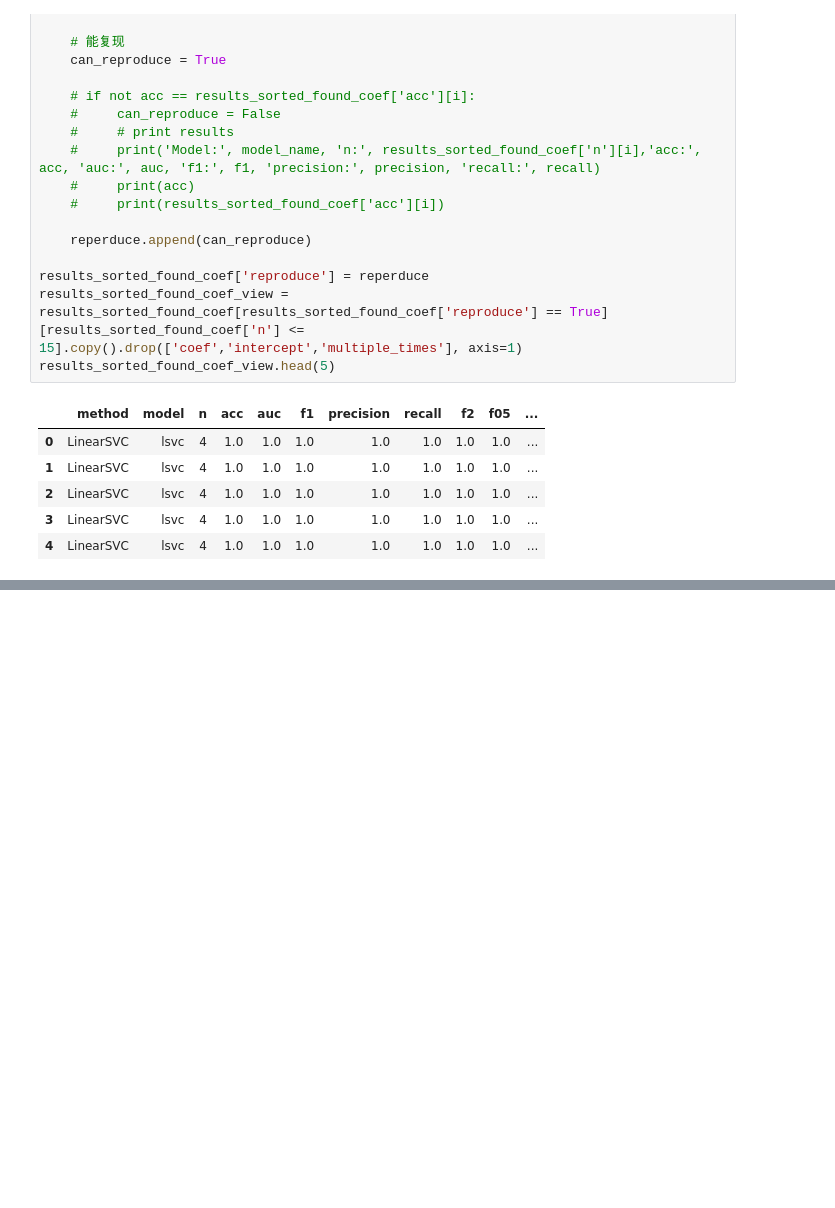
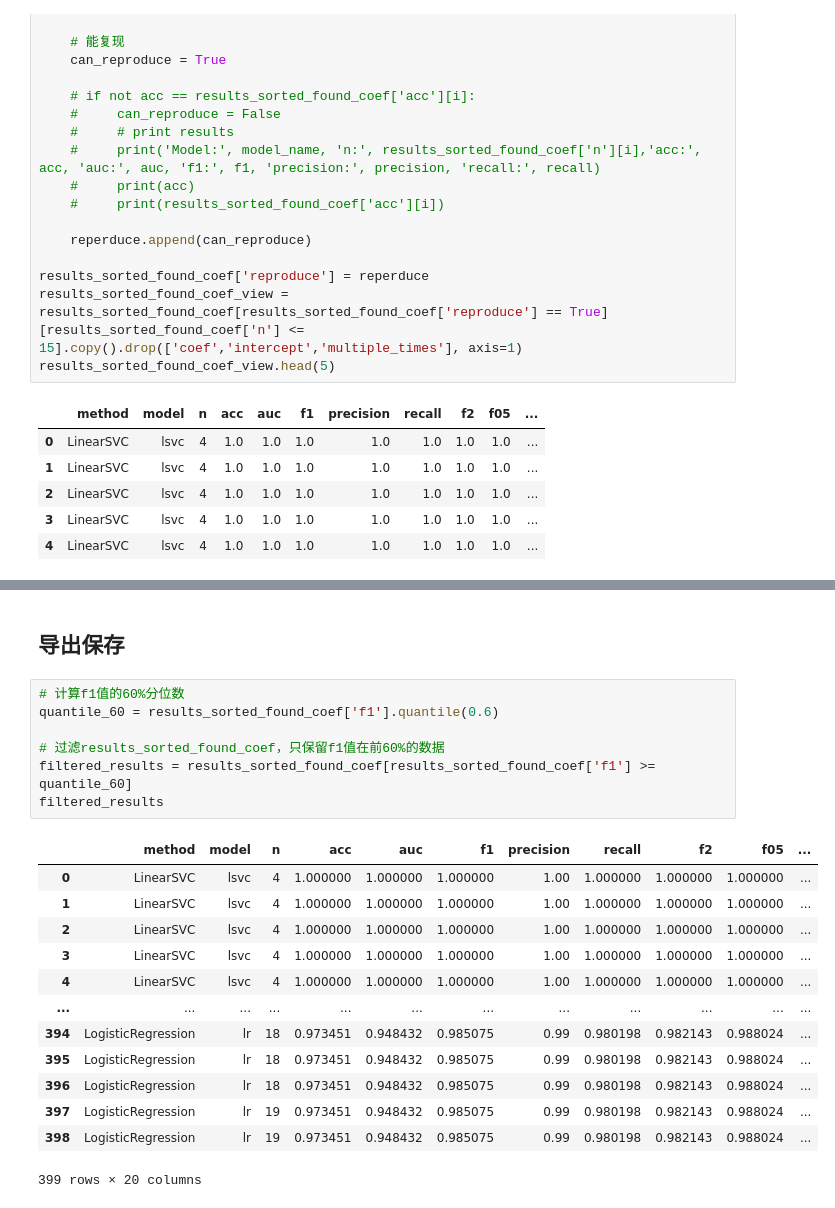
Before and after one commit to yeouyang326/digital-encoding-of-miRNA, a Jupyter notebook: tcga.ipynb, the cells around one changed output, grey strips where cells are left out. Saved outputs shown, nothing was run; the diff lists cells and outputs as text; blank space fills up the shorter version.

```diff
--- a/tcga.ipynb
+++ b/tcga.ipynb
@@ -644,0 +646,23 @@ for i, method in enumerate(methods):
+# %% [markdown]
+## 导出保存
+# %%
+# 计算f1值的60%分位数
+quantile_60 = results_sorted_found_coef['f1'].quantile(0.6)
+
+# 过滤results_sorted_found_coef，只保留f1值在前60%的数据
+filtered_results = results_sorted_found_coef[results_sorted_found_coef['f1'] >= quantile_60]
+filtered_results
+# %% [output]
+|  | method | model | n | acc | auc | f1 | precision | recall | f2 | f05 | ... |
+| 0 | LinearSVC | lsvc | 4 | 1.000000 | 1.000000 | 1.000000 | 1.00 | 1.000000 | 1.000000 | 1.000000 | ... |
+| 1 | LinearSVC | lsvc | 4 | 1.000000 | 1.000000 | 1.000000 | 1.00 | 1.000000 | 1.000000 | 1.000000 | ... |
+| 2 | LinearSVC | lsvc | 4 | 1.000000 | 1.000000 | 1.000000 | 1.00 | 1.000000 | 1.000000 | 1.000000 | ... |
+| 3 | LinearSVC | lsvc | 4 | 1.000000 | 1.000000 | 1.000000 | 1.00 | 1.000000 | 1.000000 | 1.000000 | ... |
+| 4 | LinearSVC | lsvc | 4 | 1.000000 | 1.000000 | 1.000000 | 1.00 | 1.000000 | 1.000000 | 1.000000 | ... |
+| ... | ... | ... | ... | ... | ... | ... | ... | ... | ... | ... | ... |
+| 394 | LogisticRegression | lr | 18 | 0.973451 | 0.948432 | 0.985075 | 0.99 | 0.980198 | 0.982143 | 0.988024 | ... |
+| 395 | LogisticRegression | lr | 18 | 0.973451 | 0.948432 | 0.985075 | 0.99 | 0.980198 | 0.982143 | 0.988024 | ... |
+| 396 | LogisticRegression | lr | 18 | 0.973451 | 0.948432 | 0.985075 | 0.99 | 0.980198 | 0.982143 | 0.988024 | ... |
+| 397 | LogisticRegression | lr | 19 | 0.973451 | 0.948432 | 0.985075 | 0.99 | 0.980198 | 0.982143 | 0.988024 | ... |
+| 398 | LogisticRegression | lr | 19 | 0.973451 | 0.948432 | 0.985075 | 0.99 | 0.980198 | 0.982143 | 0.988024 | ... |
+399 rows × 20 columns
```
Also changed, not shown: parts of 8 cells of this notebook.
